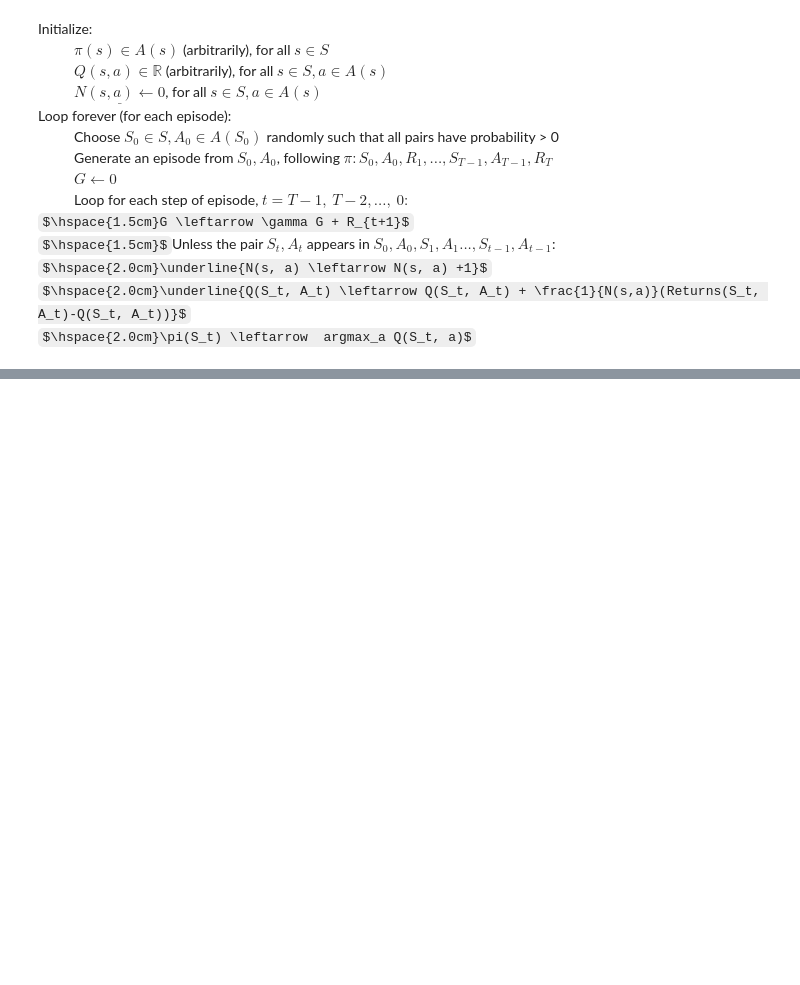
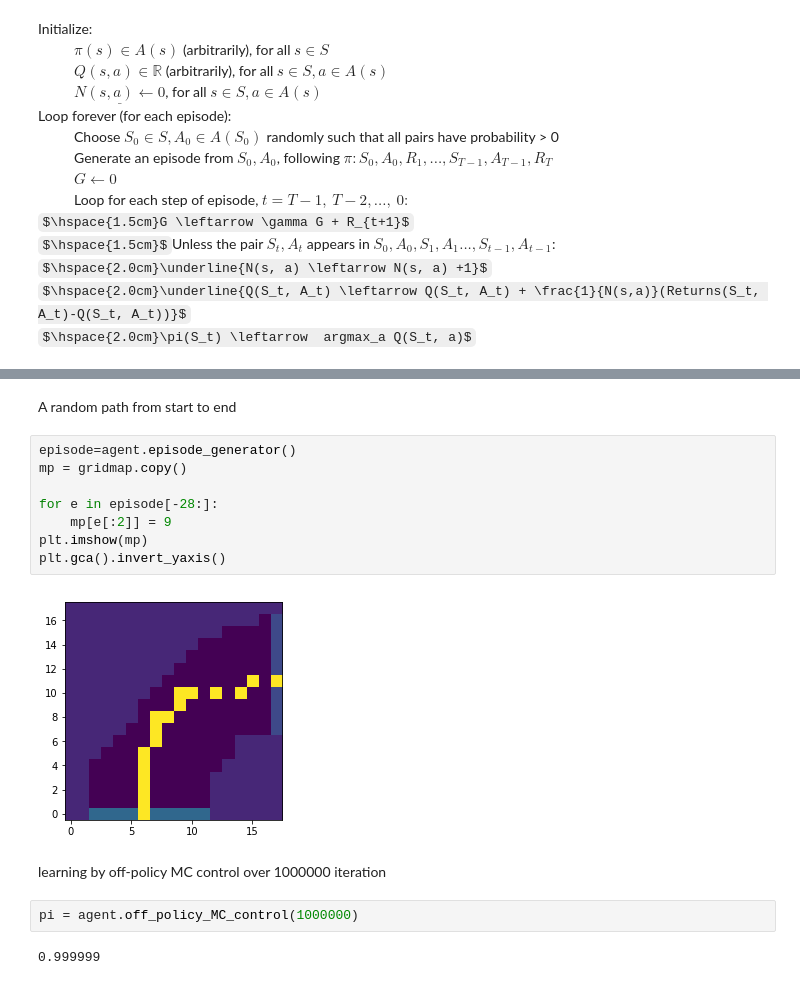
Before and after one commit to makashy/RLBookSolutions, a Jupyter notebook: RL CH5.ipynb, the cells around one changed output, grey strips where cells are left out. Cells and saved outputs as stored; diff of their text form; some formulas as TeX source; blank space fills up the shorter version.

```diff
--- a/RL CH5.ipynb
+++ b/RL CH5.ipynb
@@ -44,0 +128,18 @@ $\hspace{2.0cm}\pi(S_t) \leftarrow  argmax_a Q(S_t, a)$
+# %% [markdown]
+A random path from start to end
+# %%
+episode=agent.episode_generator()
+mp = gridmap.copy()
+
+for e in episode[-28:]:
+    mp[e[:2]] = 9
+plt.imshow(mp)
+plt.gca().invert_yaxis()
+# %% [output]
+[figure, added]
+# %% [markdown]
+learning by off-policy MC control over 1000000 iteration
+# %%
+pi = agent.off_policy_MC_control(1000000)
+# %% [output]
+0.999999
```
Also changed, not shown: parts of 25 cells of this notebook, 1 other file.
